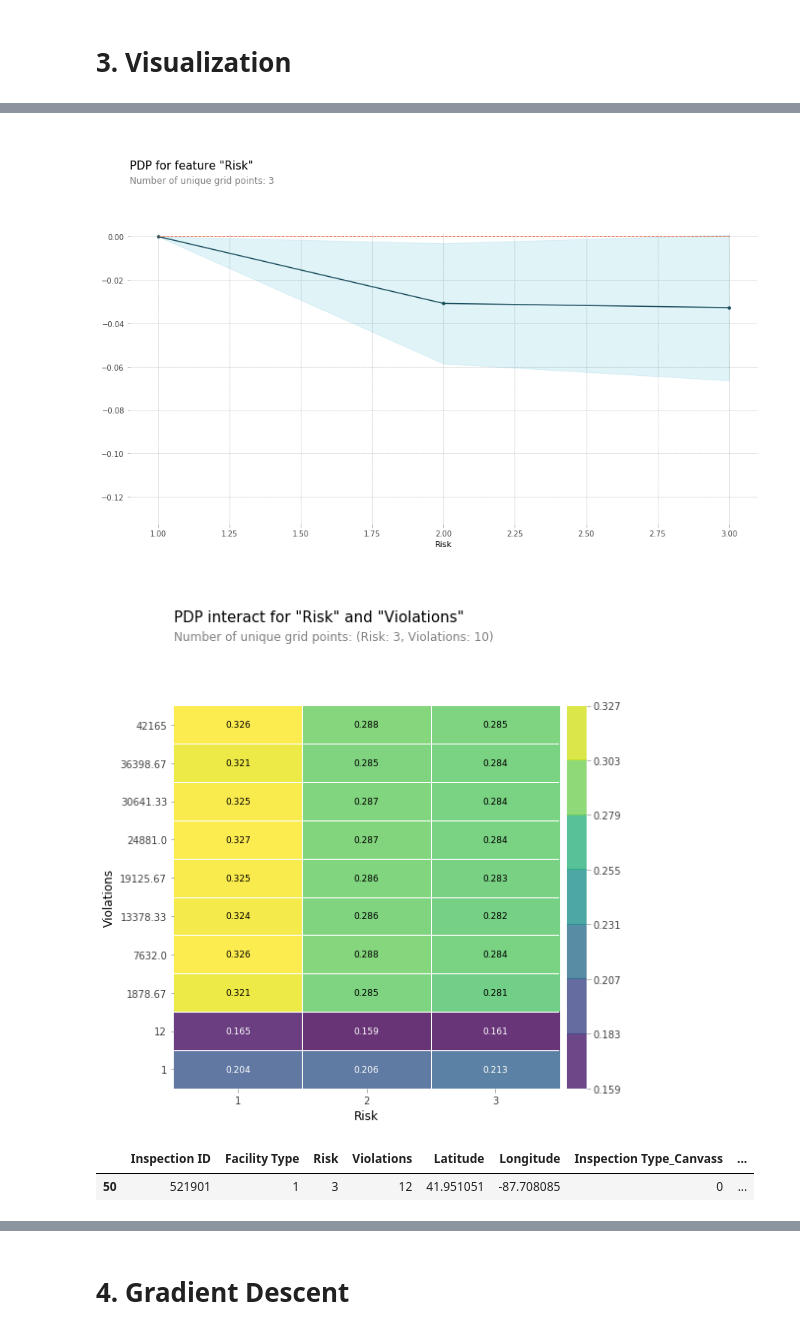
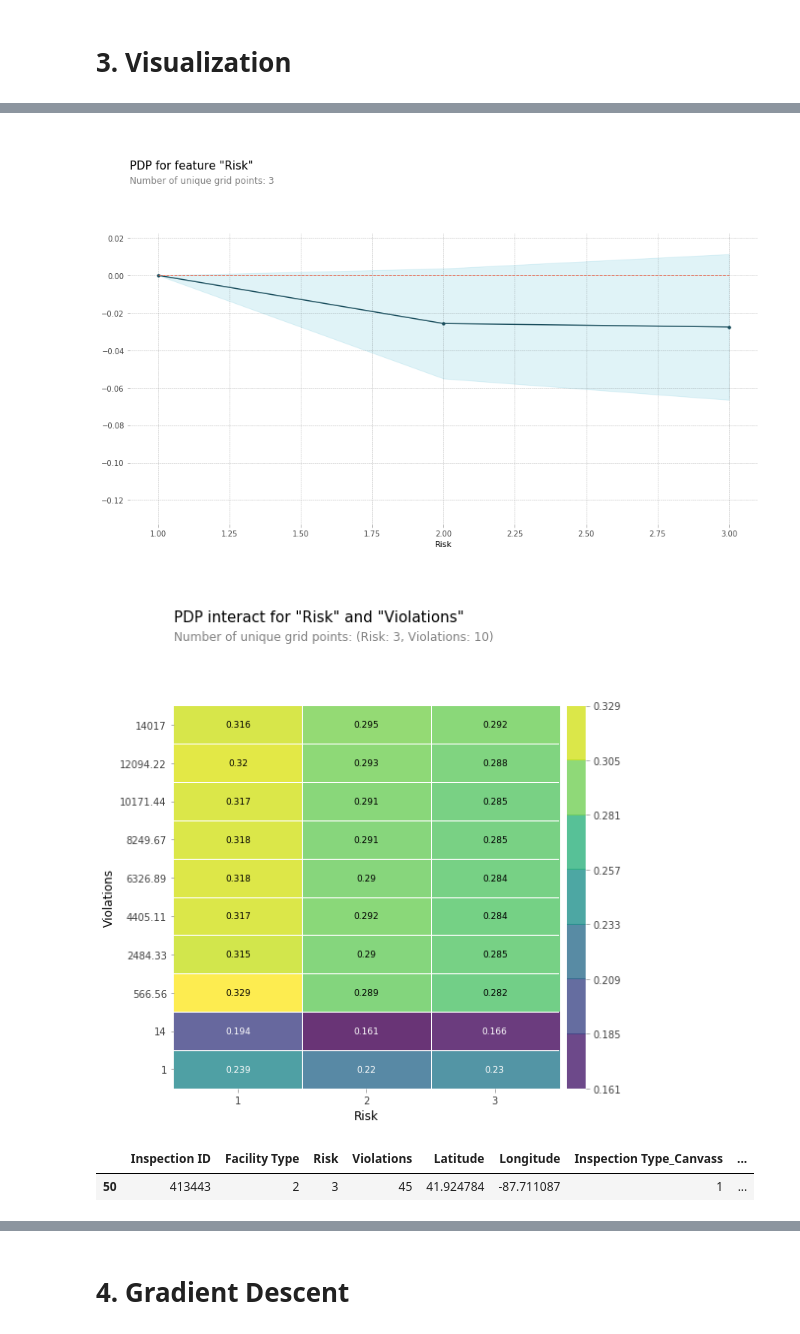
Before and after one commit to mkirby1995/DS-Unit-2-Sprint-4-Practicing-Understanding, a Jupyter notebook: DS_Unit_2_Sprint_Challenge_4_Practicing_Understanding.ipynb, the cells around one changed output, grey strips where cells are left out. Drawn from its saved outputs; the diff is of its cells as text; code cells hidden in the pictures.

```diff
--- a/DS_Unit_2_Sprint_Challenge_4_Practicing_Understanding.ipynb
+++ b/DS_Unit_2_Sprint_Challenge_4_Practicing_Understanding.ipynb
@@ -185,6 +182,7 @@ X_test['Latitude'] = X_test['Latitude'].fillna(0)
 X_test['Longitude'] = X_test['Longitude'].fillna(0)
 # %%
 X_train = X_train.drop(columns=['DBA Name', 'AKA Name', 'Address', 'City', 'State', 'Location', 'Inspection Date', 'License #', 'Zip', 'key_0'])
+X_test = X_test.drop(columns=['DBA Name', 'AKA Name', 'Address', 'City', 'State', 'Location', 'Inspection Date', 'License #', 'Zip', 'key_0'])
 # %% [markdown]
 ## Baseline Model
 # %%
@@ -355,5 +353,5 @@ search = RandomizedSearchCV(estimator = RandomForestClassifier(),
                             verbose=10,
                             return_train_score=True)
 
-search.fit(X_train, y_train)
+search.fit(X_test, y_test)
 # %% [output]
@@ -434,36 +458,36 @@ feature = 'Risk'
 
 isolated = pdp_isolate(
     model=model,
-    dataset=X_train,
-    model_features=X_train.columns,
+    dataset=X_test,
+    model_features=X_test.columns,
     feature=feature
 )
 
 pdp_plot(isolated, feature_name=feature);
 # %% [output]
-[figure, old version]
+[figure, new version]
 # %%
 from pdpbox.pdp import pdp_interact, pdp_interact_plot
 
 
 features_ = ['Risk', 'Violations']
 
 interaction = pdp_interact(
     model=model,
-    dataset=X_train,
-    model_features=X_train.columns,
+    dataset=X_test,
+    model_features=X_test.columns,
     features=features_
 )
 
 pdp_interact_plot(interaction, plot_type='grid', feature_names=features_);
 # %% [output]
-[figure, old version]
+[figure, new version]
 # %%
-data_for_prediction = X_train.iloc[[50]]
+data_for_prediction = X_test.iloc[[50]]
 data_for_prediction
 # %% [output]
 |  | Inspection ID | Facility Type | Risk | Violations | Latitude | Longitude | Inspection Type_Canvass | ... |
-| 50 | 521901 | 1 | 3 | 12 | 41.951051 | -87.708085 | 0 | ... |
+| 50 | 413443 | 2 | 3 | 45 | 41.924784 | -87.711087 | 1 | ... |
 # %%
 import shap
 shap.initjs()
```
Also changed, not shown: parts of 10 cells of this notebook.
